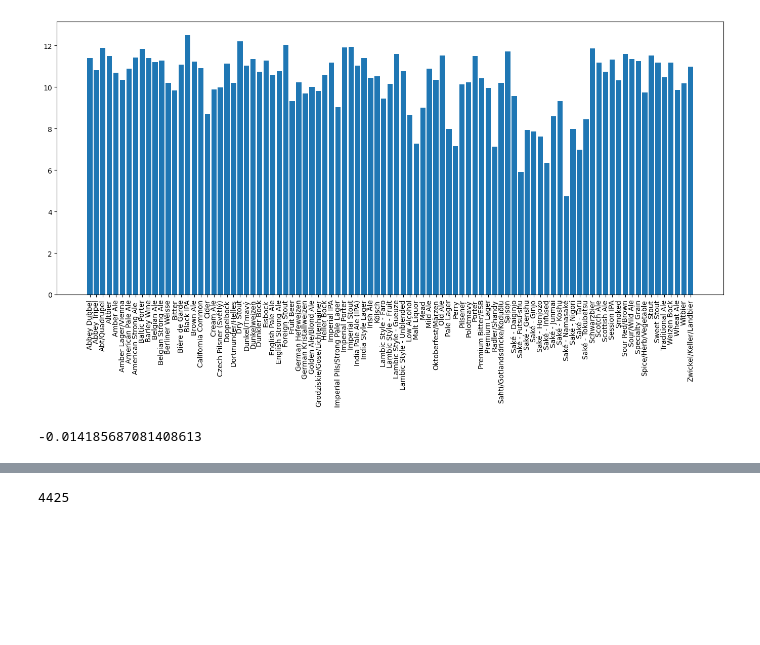
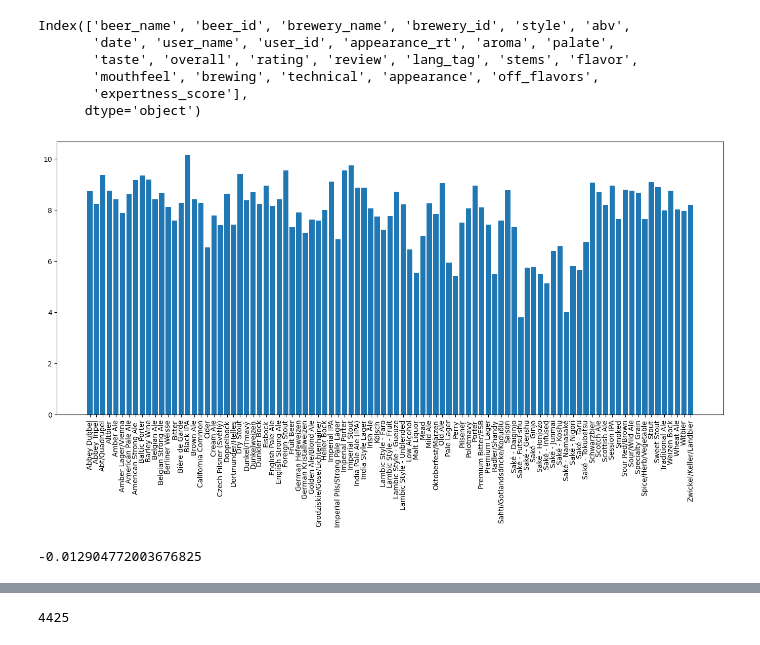
Before and after one commit to nada401/brewing-knowledge, a Jupyter notebook: src/scripts/expert_metric/rb_analysis_exp_metric.ipynb, the cells around one changed output, grey strips where cells are left out. Cells and saved outputs as stored; diff of their text form; code cells hidden in the pictures; blank space fills up the shorter version.

```diff
--- a/src/scripts/expert_metric/rb_analysis_exp_metric.ipynb
+++ b/src/scripts/expert_metric/rb_analysis_exp_metric.ipynb
@@ -12,10 +16,18 @@ import seaborn as sns
 data_path = './../../../data'
 # %%
 rb_dir = os.path.join(data_path, 'RateBeer')
+exp_categories = get_exp_categories(data_path) + ['expertness_score']
 rev_with_scores_rb = pd.read_pickle(os.path.join(rb_dir, 'rev_w_scores.pkl'))
 rev_with_scores_rb['date'] = pd.to_datetime(rev_with_scores_rb['date'])
 beers_rb = pd.read_csv(os.path.join(rb_dir, 'beers.csv'))
 users = pd.read_csv(os.path.join(rb_dir, 'users_RB_clean.csv'))
-rev_with_scores_rb.columns = ['aroma_rt' if i == 10 else col for i, col in enumerate(rev_with_scores_rb.columns)]
-rev_with_scores_rb.columns = ['appearance_rt' if i == 9 else col for i, col in enumerate(rev_with_scores_rb.columns)]
+# %%
+rev_with_scores_rb.columns
+# %% [output]
+Index(['beer_name', 'beer_id', 'brewery_name', 'brewery_id', 'style', 'abv',
+       'date', 'user_name', 'user_id', 'appearance_rt', 'aroma', 'palate',
+       'taste', 'overall', 'rating', 'review', 'lang_tag', 'stems', 'flavor',
+       'mouthfeel', 'brewing', 'technical', 'appearance', 'off_flavors',
+       'expertness_score'],
+      dtype='object')
 # %%
@@ -32,6 +36,3 @@ scores_for_beer = scores_for_beer[scores_for_beer['review_count'] > 1]
 # %%
-col_to_keep = ['beer_id', 'flavor', 'aroma', 'mouthfeel', 'brewing', 'technical', 'appearance', 'judgment','off_flavors', 'miscellaneous', 'expertness_score']
-
-mean_scores_beer = subset_data.groupby('beer_id').mean()
-mean_scores_beer['review_count'] =subset_data.groupby('beer_id').size()
+mean_scores_beer = get_mean_scores_beer(rev_with_scores_rb, exp_categories)
 complete_beer = pd.merge(beers_rb, mean_scores_beer, on='beer_id')
@@ -42,12 +39,13 @@ beer_gr = complete_beer[col_to_keep].groupby('style').mean()
 # %%
+beer_gr = get_beer_gr(complete_beer, exp_categories)
 fig  = plt.figure(figsize=(17,7))
 plt.bar(beer_gr.index, beer_gr['expertness_score'])
 
 plt.xticks(rotation=90)
 plt.show()
 # %% [output]
-[figure, old version]
+[figure, new version]
 # %%
 mean_scores_beer['review_count'].corr(mean_scores_beer['expertness_score'])
 # %% [output]
--0.014185687081408613
+-0.012904772003676825
```
Also changed, not shown: parts of 36 cells of this notebook, 12 other files.
